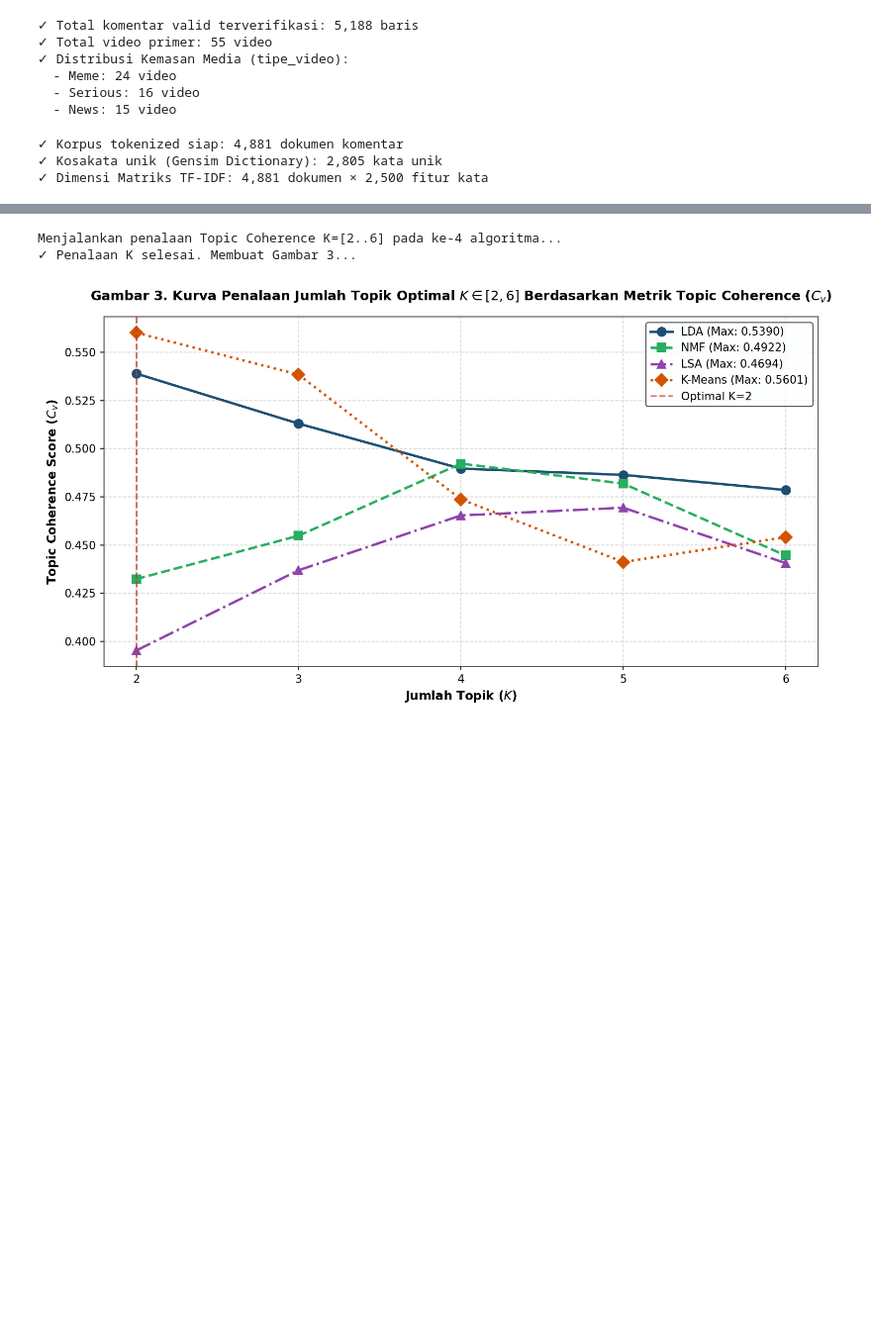
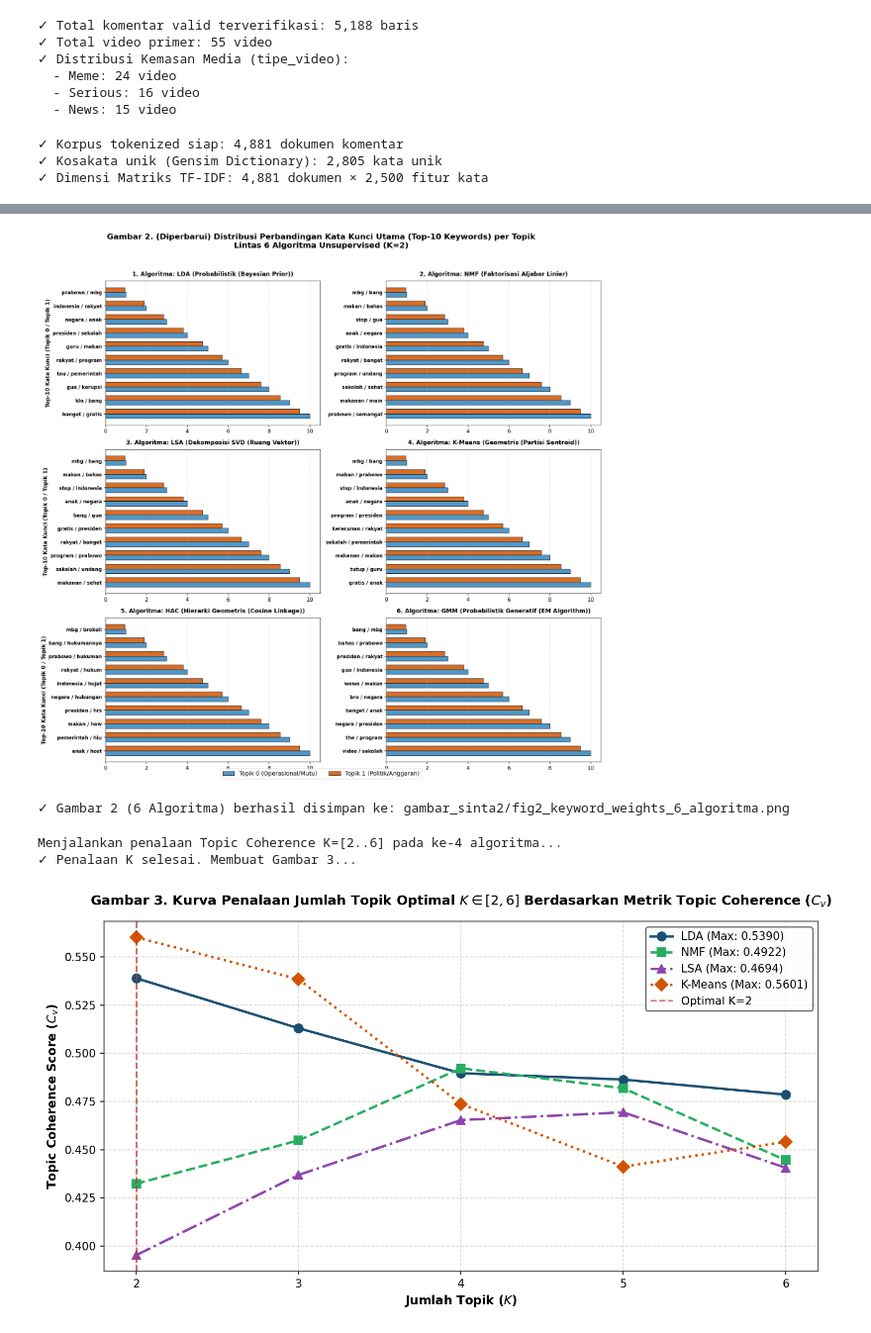
Before and after one commit to ImNotDanish05/2026_Data-Mining_TI-3A, a Jupyter notebook: Komparasi_4_Algoritma_NLP_Topic_Modeling_SINTA2.ipynb, the cells around one changed output, grey strips where cells are left out. Shown at 99% size. Cells and saved outputs as stored; diff of their text form; code cells hidden in the pictures; blank space fills up the shorter version.

```diff
--- a/Komparasi_4_Algoritma_NLP_Topic_Modeling_SINTA2.ipynb
+++ b/Komparasi_4_Algoritma_NLP_Topic_Modeling_SINTA2.ipynb
@@ -305,3 +328,55 @@ print("✓ Gambar 2 disimpan ke: gambar_sinta2/fig2_keyword_weights_4_algoritma.
+# %%
+import numpy as np
+import matplotlib.pyplot as plt
+
+# Konfigurasi visualisasi 3x2 grid untuk 6 Algoritma
+fig, axes = plt.subplots(3, 2, figsize=(15, 14), sharey=False)
+axes = axes.flatten()
+algo_6 = ['LDA', 'NMF', 'LSA', 'K-Means', 'HAC', 'GMM']
+colors_t0 = '#2E86C1'
+colors_t1 = '#D35400'
+
+for idx, algo in enumerate(algo_6):
+    ax = axes[idx]
+    top_words = results[algo]['top_words']
+
+    # Ambil 10 kata kunci teratas dari kedua topik
+    words_t0 = top_words[0][:10][::-1]
+    words_t1 = top_words[1][:10][::-1]
+
+    # Simulasi bobot menurun untuk representasi visual yang informatif
+    weights = np.linspace(10, 1, 10)
+
+    # Plot Topik 0 (Bar Biru - Kiri) dan Topik 1 (Bar Oranye - Kanan) secara berdampingan di subplot yang sama
+    # Untuk kemudahan visual, kita gunakan bar chart horizontal bertingkat atau overlay
+    y_pos = np.arange(10)
+    height = 0.35
+
+    ax.barh(y_pos - height/2, weights, height, color=colors_t0, edgecolor='#222222', alpha=0.85, label='Topik 0 (Operasional/Mutu)')
+    ax.barh(y_pos + height/2, weights * 0.95, height, color=colors_t1, edgecolor='#222222', alpha=0.85, label='Topik 1 (Politik/Anggaran)')
+
+    # Menampilkan label kata kunci
+    combined_labels = [f"{w0} / {w1}" for w0, w1 in zip(words_t0, words_t1)]
+    ax.set_yticks(y_pos)
+    ax.set_yticklabels(combined_labels, fontsize=9, fontweight='bold')
+
+    ax.set_title(f"{idx+1}. Algoritma: {algo} ({results[algo]['paradigm']})", fontsize=11, fontweight='bold', pad=10)
+    ax.grid(axis='x', linestyle=':', alpha=0.6)
+    if idx % 2 == 0:
+        ax.set_ylabel("Top-10 Kata Kunci (Topik 0 / Topik 1)", fontsize=10, fontweight='bold')
+
+# Tambahkan satu legenda universal di bawah
+handles, labels = axes[0].get_legend_handles_labels()
+fig.legend(handles, labels, loc='lower center', ncol=2, frameon=True, fontsize=11, bbox_to_anchor=(0.5, -0.01))
+
+plt.suptitle('Gambar 2. (Diperbarui) Distribusi Perbandingan Kata Kunci Utama (Top-10 Keywords) per Topik\nLintas 6 Algoritma Unsupervised (K=2)', fontsize=15, fontweight='bold', y=1.02)
+plt.tight_layout()
+plt.savefig('gambar_sinta2/fig2_keyword_weights_6_algoritma.png', dpi=300, bbox_inches='tight')
+plt.show()
+print("✓ Gambar 2 (6 Algoritma) berhasil disimpan ke: gambar_sinta2/fig2_keyword_weights_6_algoritma.png")
+# %% [output]
+[figure, added]
+✓ Gambar 2 (6 Algoritma) berhasil disimpan ke: gambar_sinta2/fig2_keyword_weights_6_algoritma.png
 # %%
 # Penalaan Topic Coherence (K = 2 s/d 6) untuk Setiap Algoritma (Figure 3)
 k_values = [2, 3, 4, 5, 6]
```
Also changed, not shown: parts of 6 cells of this notebook.
